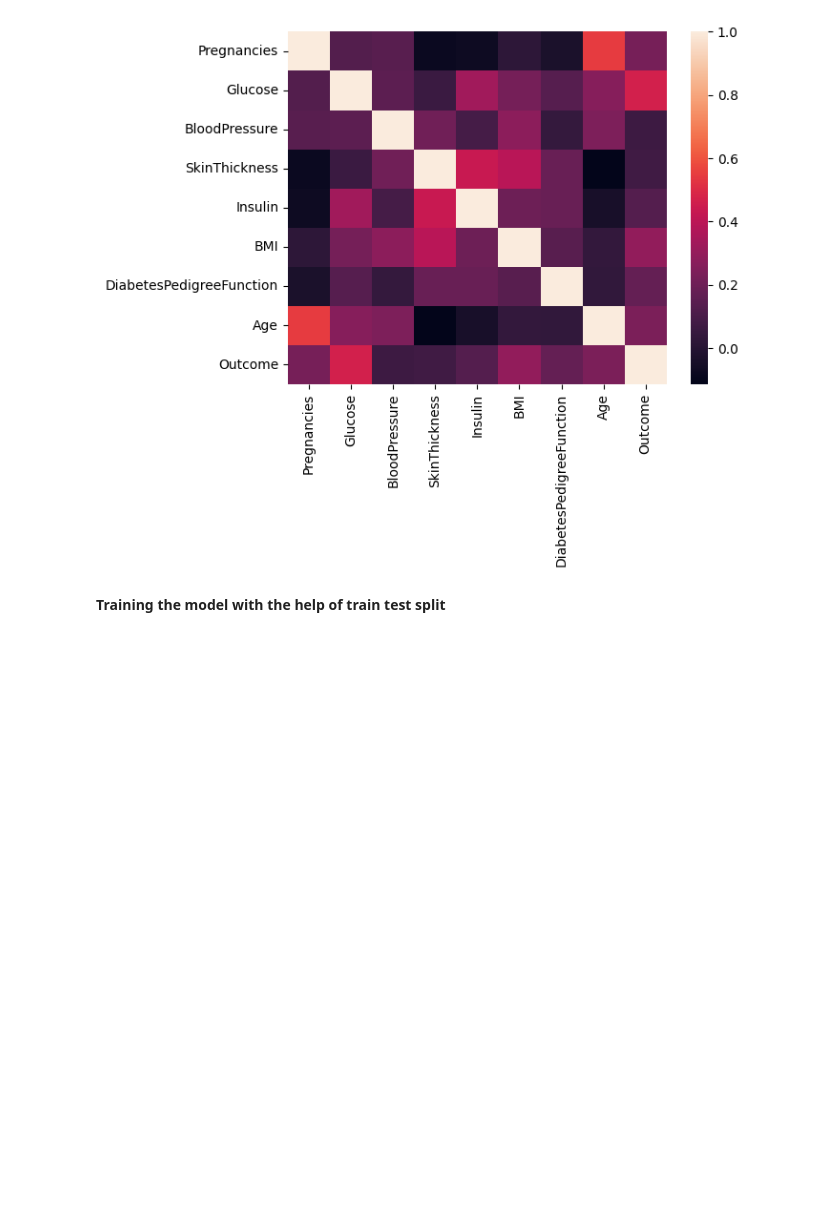
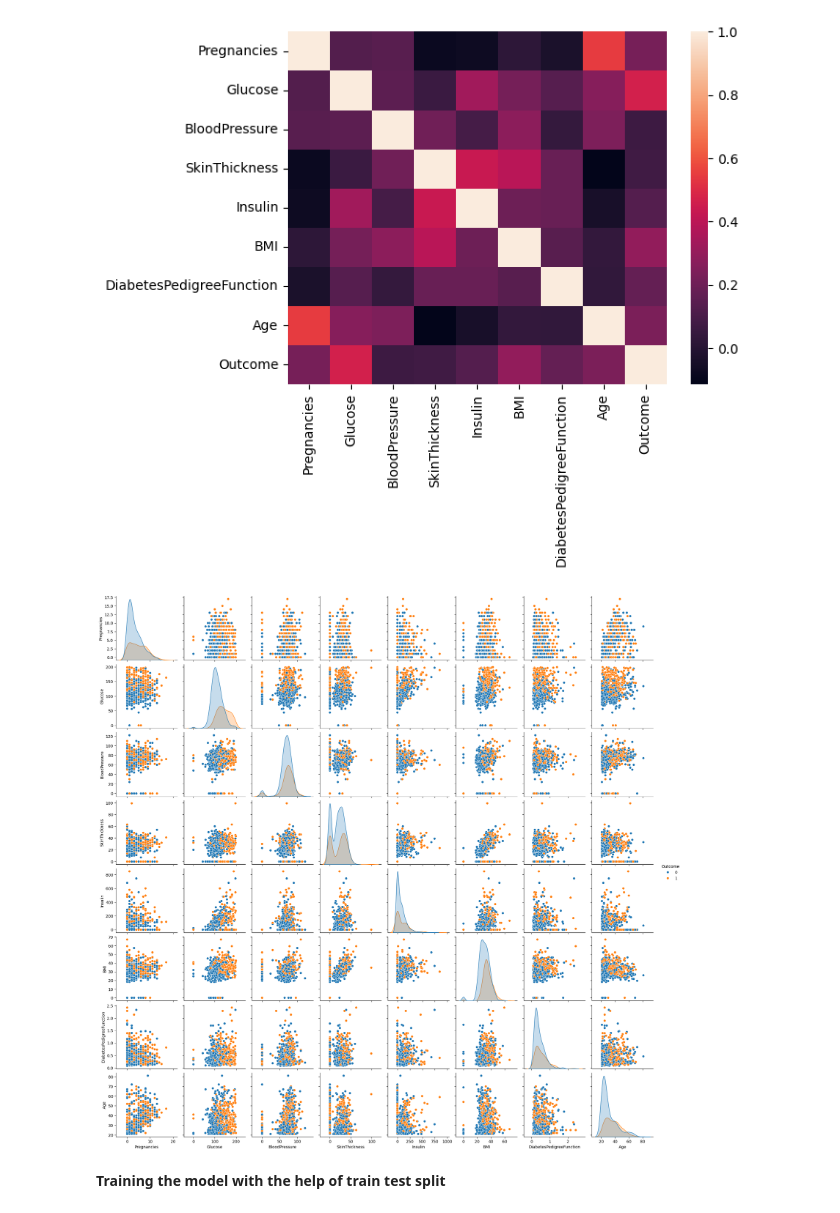
Before and after one commit to Anitashafique/MeriSKILL, a Jupyter notebook: Diabetes.ipynb, the cells around one changed output. Cells and saved outputs as stored; diff of their text form; code cells hidden in the pictures; blank space fills up the shorter version.

```diff
--- a/Diabetes.ipynb
+++ b/Diabetes.ipynb
@@ -74,6 +140,11 @@ Outcome                   0.238356  1.000000
 sns.heatmap(Correlation);
 # %% [output]
 [figure]
+# %%
+sns.pairplot(data,hue='Outcome');
+plt.show();
+# %% [output]
+[figure, added]
 # %% [markdown]
 **Training the model with the help of train test split**
 # %%
```
Also changed, not shown: parts of 16 cells of this notebook.
